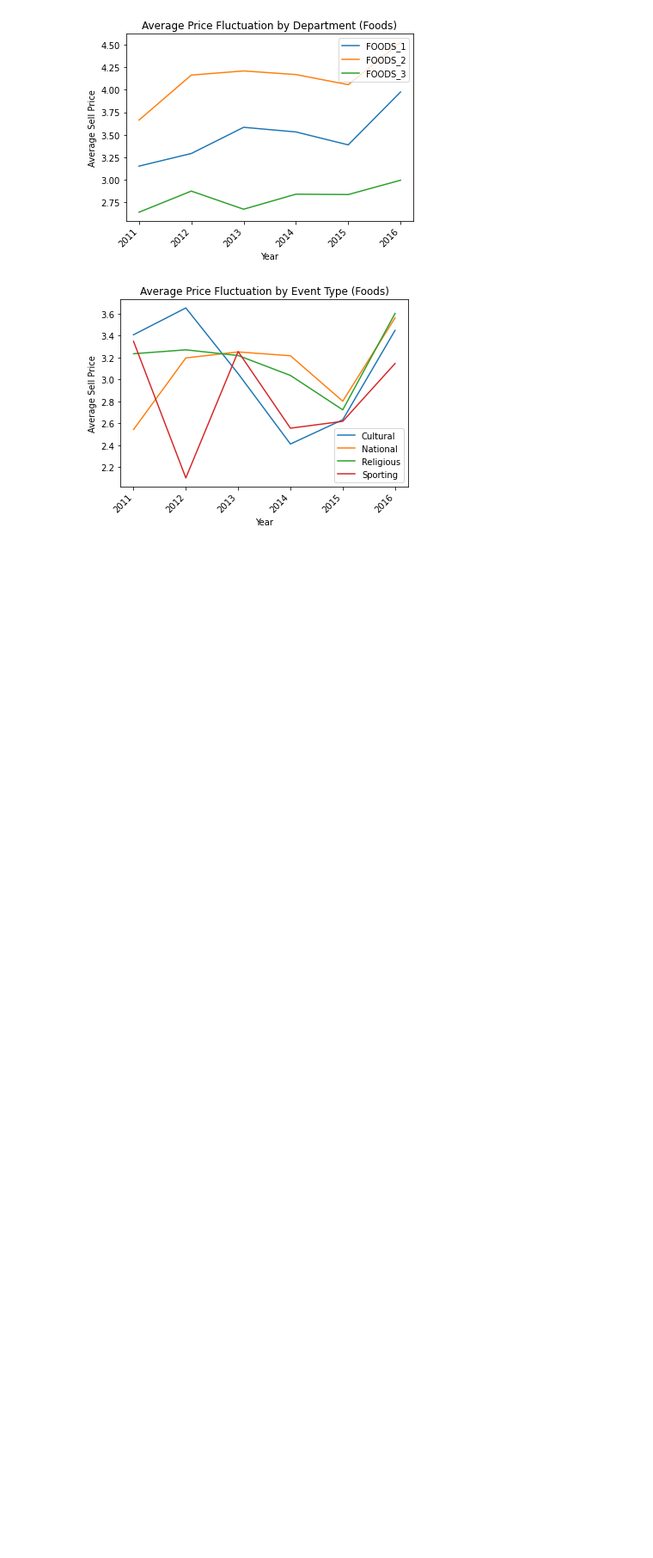
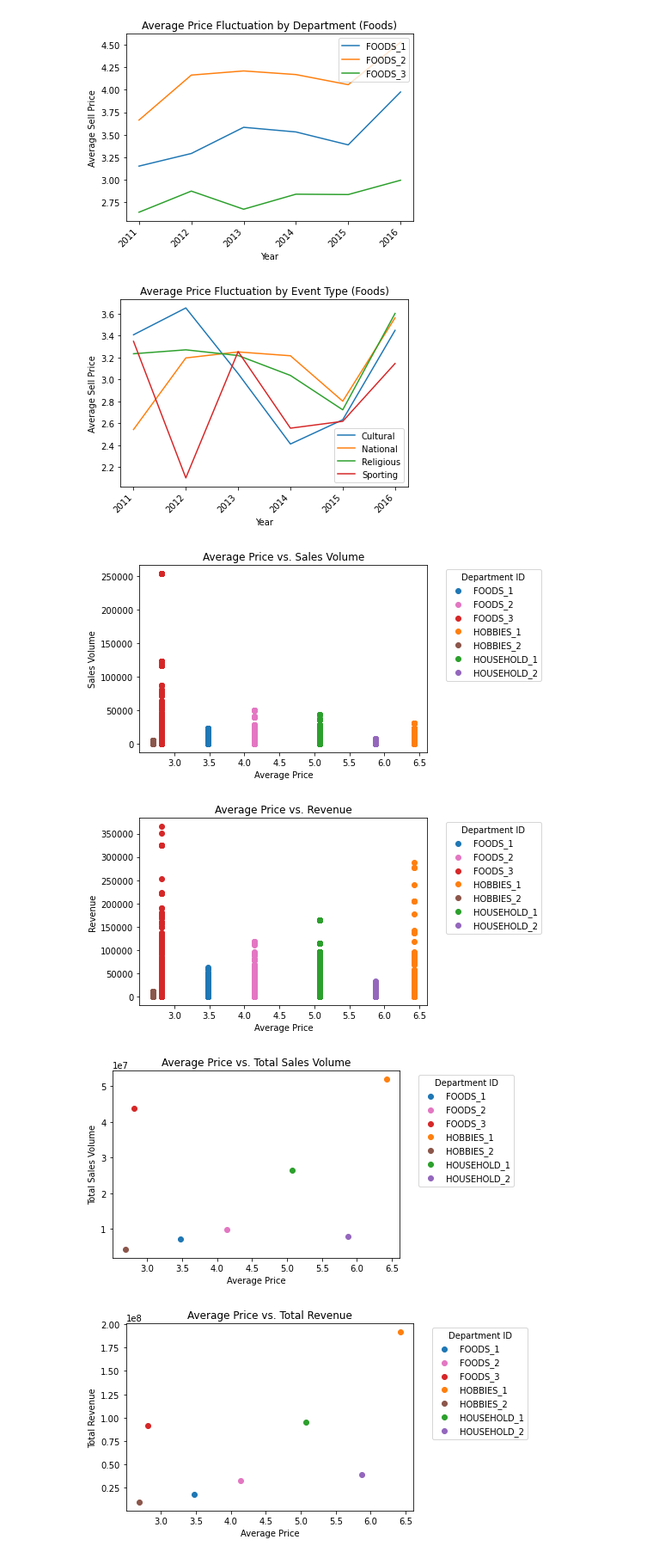
Before and after one commit to janiceivana/DS_05, a Jupyter notebook: R converted Data Analysis.ipynb, the cells around one changed output. Shown at 86% size. Saved outputs shown, nothing was run; the diff lists cells and outputs as text; code cells hidden in the pictures; blank space fills up the shorter version.

```diff
--- a/R converted Data Analysis.ipynb
+++ b/R converted Data Analysis.ipynb
@@ -830,65 +830,83 @@ plt.show()
 [figure]
 [figure]
 # %%
+import matplotlib.pyplot as plt
+import matplotlib.colors as mcolors
+import numpy as np
+
+# Define a list of colors for departments
+colors = list(mcolors.TABLEAU_COLORS.keys())
+
+# Map dept_id to colors
+color_map = {dept_id: colors[i % len(colors)] for i, dept_id in enumerate(my_data['dept_id'].unique())}
 
 # Average Price vs. Sales Volume
-average_price = my_data.groupby('dept_id').agg(avg_price=('sell_price', 'mean')).reset_index()
-
-my_data = pd.merge(my_data, average_price, on='dept_id')
-
-plt.scatter(my_data['avg_price'], my_data['sales_volume'], c=my_data['dept_id'])
+plt.figure()
+for dept_id, group in my_data.groupby('dept_id'):
+    plt.scatter(group['avg_price'], group['sales_volume'], label=dept_id, color=color_map[dept_id])
 plt.title("Average Price vs. Sales Volume")
 plt.xlabel("Average Price")
 plt.ylabel("Sales Volume")
+plt.legend(title='Department ID', bbox_to_anchor=(1.05, 1), loc='upper left')
 plt.show()
 
 # Average Price vs. Revenue
-plt.scatter(my_data['avg_price'], my_data['revenue'], c=my_data['dept_id'])
+plt.figure()
+for dept_id, group in my_data.groupby('dept_id'):
+    plt.scatter(group['avg_price'], group['revenue'], label=dept_id, color=color_map[dept_id])
 plt.title("Average Price vs. Revenue")
 plt.xlabel("Average Price")
 plt.ylabel("Revenue")
+plt.legend(title='Department ID', bbox_to_anchor=(1.05, 1), loc='upper left')
 plt.show()
 
-# Average Price vs Total Sales Volume
+# Average Price vs. Total Sales Volume
 summary_data = my_data.groupby('dept_id').agg(total_sales_volume=('sales_volume', 'sum'),
                                               total_revenue=('revenue', 'sum'),
                                               avg_price=('sell_price', 'mean')).reset_index()
-
-plt.scatter(summary_data['avg_price'], summary_data['total_sales_volume'], c=summary_data['dept_id'])
-plt.title("Average Price vs Total Sales Volume")
+plt.figure()
+for dept_id, group in summary_data.groupby('dept_id'):
+    plt.scatter(group['avg_price'], group['total_sales_volume'], label=dept_id, color=color_map[dept_id])
+plt.title("Average Price vs. Total Sales Volume")
 plt.xlabel("Average Price")
 plt.ylabel("Total Sales Volume")
-plt.text(summary_data['avg_price'], summary_data['total_sales_volume'], summary_data['dept_id'], va='bottom', ha='center', size=2.5)
+plt.legend(title='Department ID', bbox_to_anchor=(1.05, 1), loc='upper left')
 plt.show()
 
-# Average Price vs Total Revenue
-plt.scatter(summary_data['avg_price'], summary_data['total_revenue'], c=summary_data['dept_id'])
-plt.title("Average Price vs Total Revenue")
+# Average Price vs. Total Revenue
+plt.figure()
+for dept_id, group in summary_data.groupby('dept_id'):
+    plt.scatter(group['avg_price'], group['total_revenue'], label=dept_id, color=color_map[dept_id])
+plt.title("Average Price vs. Total Revenue")
 plt.xlabel("Average Price")
 plt.ylabel("Total Revenue")
-plt.text(summary_data['avg_price'], summary_data['total_revenue'], summary_data['dept_id'], va='bottom', ha='center', size=2.5)
+plt.legend(title='Department ID', bbox_to_anchor=(1.05, 1), loc='upper left')
 plt.show()
 
-# Average Price vs Average Sales Volume
+# Average Price vs. Average Sales Volume
 summary_data = my_data.groupby('dept_id').agg(avg_sales_volume=('sales_volume', 'mean'),
                                               avg_revenue=('revenue', 'mean'),
                                               avg_price=('sell_price', 'mean')).reset_index()
-
-plt.scatter(summary_data['avg_price'], summary_data['avg_sales_volume'], c=summary_data['dept_id'])
-plt.title("Average Price vs Average Sales Volume")
+plt.figure()
+for dept_id, group in summary_data.groupby('dept_id'):
+    plt.scatter(group['avg_price'], group['avg_sales_volume'], label=dept_id, color=color_map[dept_id])
+plt.title("Average Price vs. Average Sales Volume")
 plt.xlabel("Average Price")
 plt.ylabel("Average Sales Volume")
-plt.text(summary_data['avg_price'], summary_data['avg_sales_volume'], summary_data['dept_id'], va='bottom', ha='center', size=2.5)
+plt.legend(title='Department ID', bbox_to_anchor=(1.05, 1), loc='upper left')
 plt.show()
 
-# Average Price vs Average Revenue
-summary_data = my_data.groupby('dept_id').agg(avg_sales_volume=('sales_volume', 'mean'),
-                                              avg_revenue=('revenue', 'mean'),
-                                              avg_price=('sales', 'mean')).reset_index()
-
-plt.scatter(summary_data['avg_price'], summary_data['avg_revenue'], c=summary_data['dept_id'])
-plt.title("Average Price vs Average Revenue")
+# Average Price vs. Average Revenue
+plt.figure()
+for dept_id, group in summary_data.groupby('dept_id'):
+    plt.scatter(group['avg_price'], group['avg_revenue'], label=dept_id, color=color_map[dept_id])
+plt.title("Average Price vs. Average Revenue")
 plt.xlabel("Average Price")
 plt.ylabel("Average Revenue")
-plt.text(summary_data['avg_price'], summary_data['avg_revenue'], summary_data['dept_id'], va='bottom', ha='center', size=2.5)
+plt.legend(title='Department ID', bbox_to_anchor=(1.05, 1), loc='upper left')
 plt.show()
+# %% [output]
+[figure, added]
+[figure, added]
+[figure, added]
+[figure, added]
```
Also changed, not shown: parts of 5 cells of this notebook.
